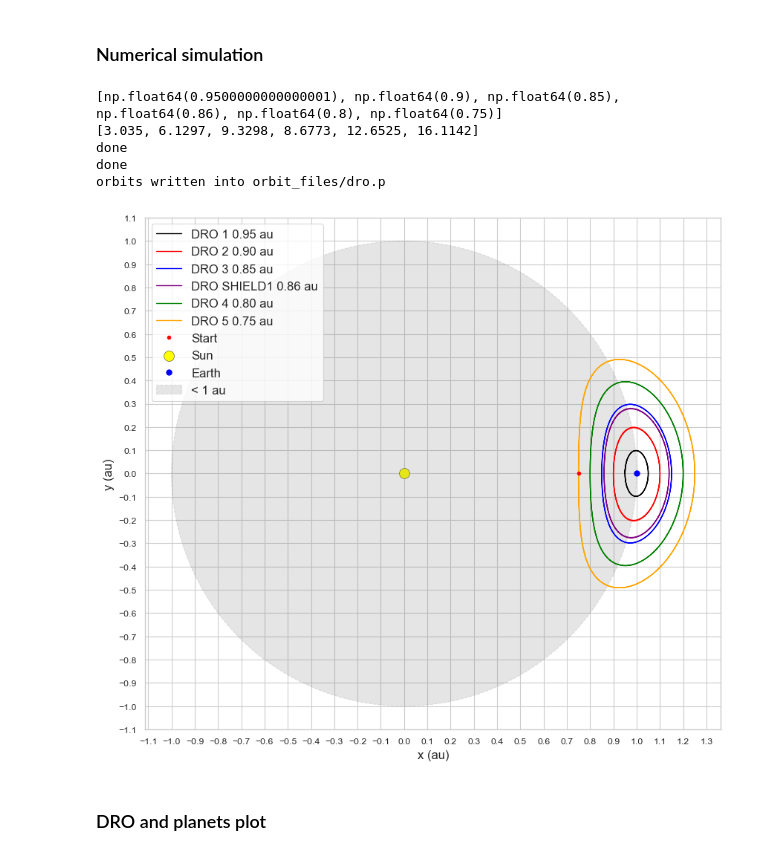
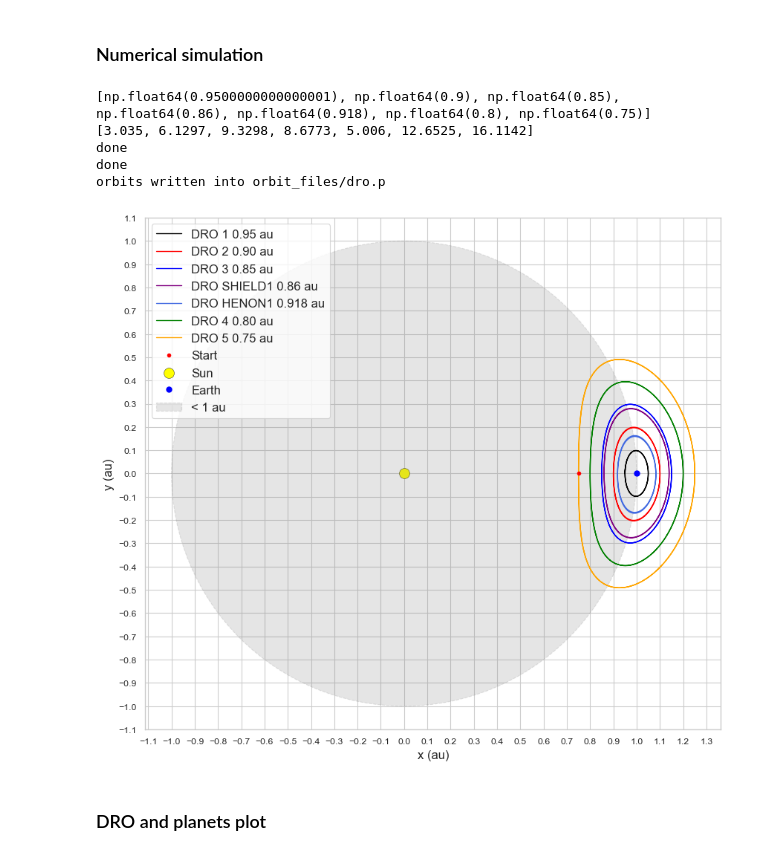
Before and after one commit to cmoestl/dro_orbits, a Jupyter notebook: dro.ipynb, the cells around one changed output. Drawn from its saved outputs; the diff is of its cells as text; code cells hidden in the pictures.

```diff
--- a/dro.ipynb
+++ b/dro.ipynb
@@ -355,6 +358,20 @@ initial_x0_array.append(x0/au)
 initial_vy_array.append(vy0)
 
 
+########## ESA HENON at 0.918 au
+########### solution for 0.918 au is 5.0060 km/s #from minimization analysis
+x0 = 0.918*au  # km (between Sun and Earth)
+y0 = 0  # km
+vx0 = 0  # km/s
+vy0 = 5.0060 # km/s
+
+[xh1,yh1]=make_dro([x0, y0, vx0, vy0],2)
+initial_x0_array.append(x0/au)
+initial_vy_array.append(vy0)
+
+
+
+
 
 ########### solution for 0.8 au is 12.65265 km/s
 x0 = 0.8*au  # km (between Sun and Earth)
@@ -399,10 +416,17 @@ dro_y3=y3
 dro_r3= np.sqrt(dro_x3**2 + dro_y3**2)
 dro_lon3 = np.arctan2(dro_y3, dro_x3)
 
+#SHIELD
 dro_xs1=xs1
 dro_ys1=ys1
 dro_rs1= np.sqrt(dro_xs1**2 + dro_ys1**2)
 dro_lons1 = np.arctan2(dro_ys1, dro_xs1)
+
+#HENON
+dro_xh1=xh1
+dro_yh1=yh1
+dro_rh1= np.sqrt(dro_xh1**2 + dro_yh1**2)
+dro_lonh1 = np.arctan2(dro_yh1, dro_xh1)
 
 dro_x4=x4
 dro_y4=y4
@@ -429,6 +453,7 @@ ax.plot(x1, y1, 'black', linewidth=1, alpha=1.0, label='DRO 1 0.95 au')
 ax.plot(x2, y2, 'red', linewidth=1, alpha=1.0, label='DRO 2 0.90 au')
 ax.plot(x3, y3, 'blue', linewidth=1, alpha=1.0, label='DRO 3 0.85 au')
 ax.plot(xs1, ys1, 'purple', linewidth=1, alpha=1.0, label='DRO SHIELD1 0.86 au')
+ax.plot(xh1, yh1, 'royalblue', linewidth=1, alpha=1.0, label='DRO HENON1 0.918 au')
 ax.plot(x4, y4, 'green', linewidth=1, alpha=1.0, label='DRO 4 0.80 au')
 ax.plot(x5, y5, 'orange', linewidth=1, alpha=1.0, label='DRO 5 0.75 au')
 
@@ -473,36 +498,36 @@ dro2 = np.rec.fromarrays([dro_x2, dro_y2, dro_r2, dro_lon2],
 
 dro3 = np.rec.fromarrays([dro_x3, dro_y3, dro_r3, dro_lon3],
     dtype=[('x', 'f8'), ('y', 'f8'), ('r', 'f8'), ('lon', 'f8')])
 
 dro4 = np.rec.fromarrays([dro_x4, dro_y4, dro_r4, dro_lon4],
     dtype=[('x', 'f8'), ('y', 'f8'), ('r', 'f8'), ('lon', 'f8')])
 
 dro5 = np.rec.fromarrays([dro_x5, dro_y5, dro_r5, dro_lon5],
     dtype=[('x', 'f8'), ('y', 'f8'), ('r', 'f8'), ('lon', 'f8')])
 
 ### write pickle files
 # Write
 filename='dro.p'
 with open(file_dir+filename, 'wb') as f:
     pickle.dump([dro1,dro2,dro3,dro4,dro5], f)
 print('orbits written into', file_dir+filename)
 
 # Read
 #with open(filename, 'rb') as f:
 #    rec_array = pickle.load(f)
 
 np.savetxt(file_dir+'dro1.txt', dro1, header='x [au] y [au] r [au] lon [rad]', fmt='%.6f')
 np.savetxt(file_dir+'dro2.txt', dro2, header='x [au] y [au] r [au] lon [rad]', fmt='%.6f')
 np.savetxt(file_dir+'dro3.txt', dro3, header='x [au] y [au] r [au] lon [rad]', fmt='%.6f')
 np.savetxt(file_dir+'dro4.txt', dro4, header='x [au] y [au] r [au] lon [rad]', fmt='%.6f')
 np.savetxt(file_dir+'dro5.txt', dro5, header='x [au] y [au] r [au] lon [rad]', fmt='%.6f')
 # %% [output]
-[np.float64(0.9500000000000001), np.float64(0.9), np.float64(0.85), np.float64(0.86), np.float64(0.8), np.float64(0.75)]
-[3.035, 6.1297, 9.3298, 8.6773, 12.6525, 16.1142]
+[np.float64(0.9500000000000001), np.float64(0.9), np.float64(0.85), np.float64(0.86), np.float64(0.918), np.float64(0.8), np.float64(0.75)]
+[3.035, 6.1297, 9.3298, 8.6773, 5.006, 12.6525, 16.1142]
 done
 done
 orbits written into orbit_files/dro.p
-[figure, old version]
+[figure, new version]
 # %% [markdown]
 ### DRO and planets plot
 # %%
```
Also changed, not shown: parts of 7 cells of this notebook, 23 other files.
